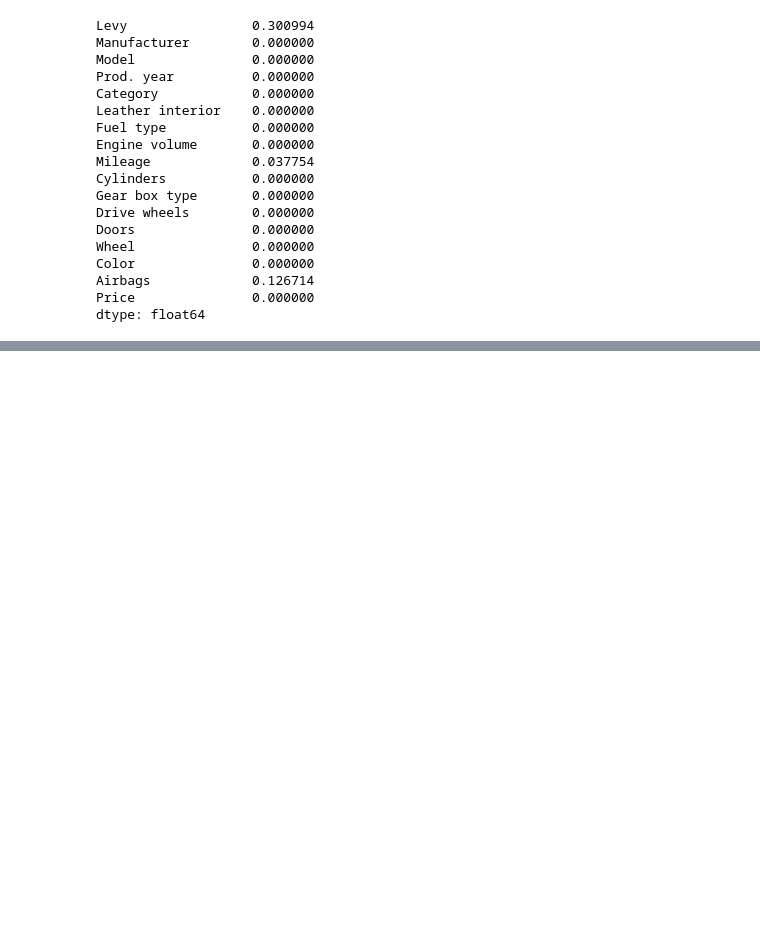
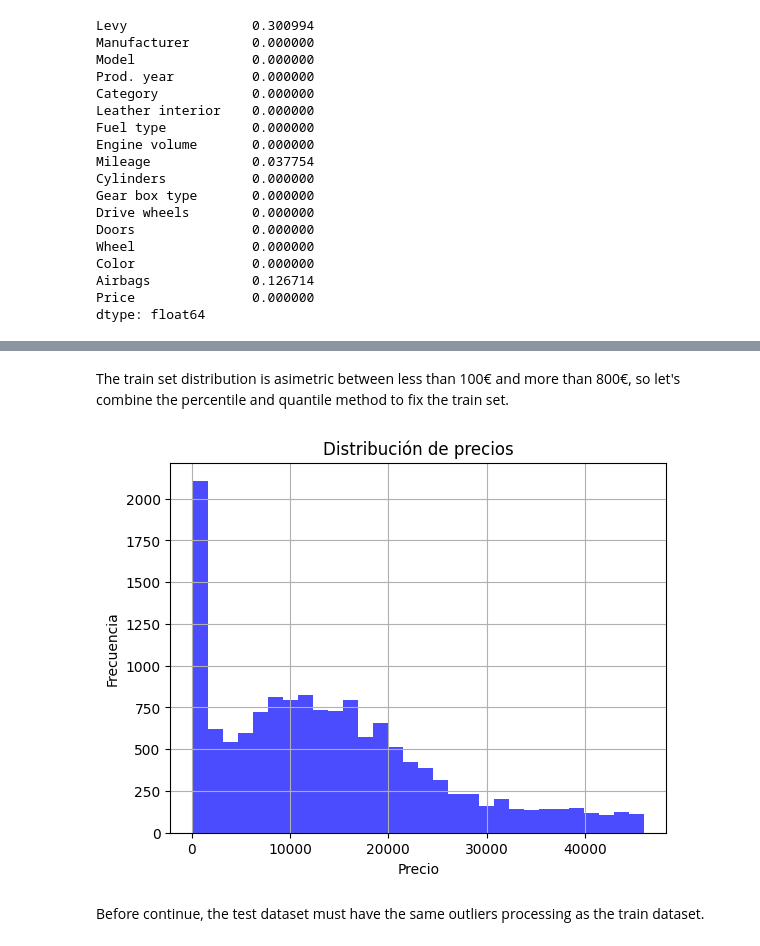
Before and after one commit to luismz14/Kaggle, a Jupyter notebook: kaggle.ipynb, the cells around one changed output, grey strips where cells are left out. Saved outputs shown, nothing was run; the diff lists cells and outputs as text; code cells hidden in the pictures; blank space fills up the shorter version.

```diff
--- a/kaggle.ipynb
+++ b/kaggle.ipynb
@@ -201,0 +230,25 @@ Now let's see if there are any correlation between the attributes of the dataset
+# %% [markdown]
+The train set distribution is asimetric between less than 100€ and more than 800€, so let's combine the percentile and quantile method to fix the train set.
+# %%
+lower_percentile = train['Price'].quantile(0.02)
+upper_percentile = train['Price'].quantile(0.98)
+
+train = train[(train['Price'] >= lower_percentile) & (train['Price'] <= upper_percentile)]
+
+Q1=train['Price'].quantile(0.25)
+Q3=train['Price'].quantile(0.75)
+IQR=Q3-Q1
+lower_bound=Q1-1.5*IQR
+upper_bound=Q3+1.5*IQR
+
+train = train[(train['Price'] >= lower_bound) & (train['Price'] <= upper_bound)]
+
+train['Price'].hist(bins=30, color='blue', alpha=0.7)
+plt.title('Distribución de precios')
+plt.xlabel('Precio')
+plt.ylabel('Frecuencia')
+plt.show()
+# %% [output]
+[figure, added]
+# %% [markdown]
+Before continue, the test dataset must have the same outliers processing as the train dataset.
```
Also changed, not shown: parts of 18 cells of this notebook.
